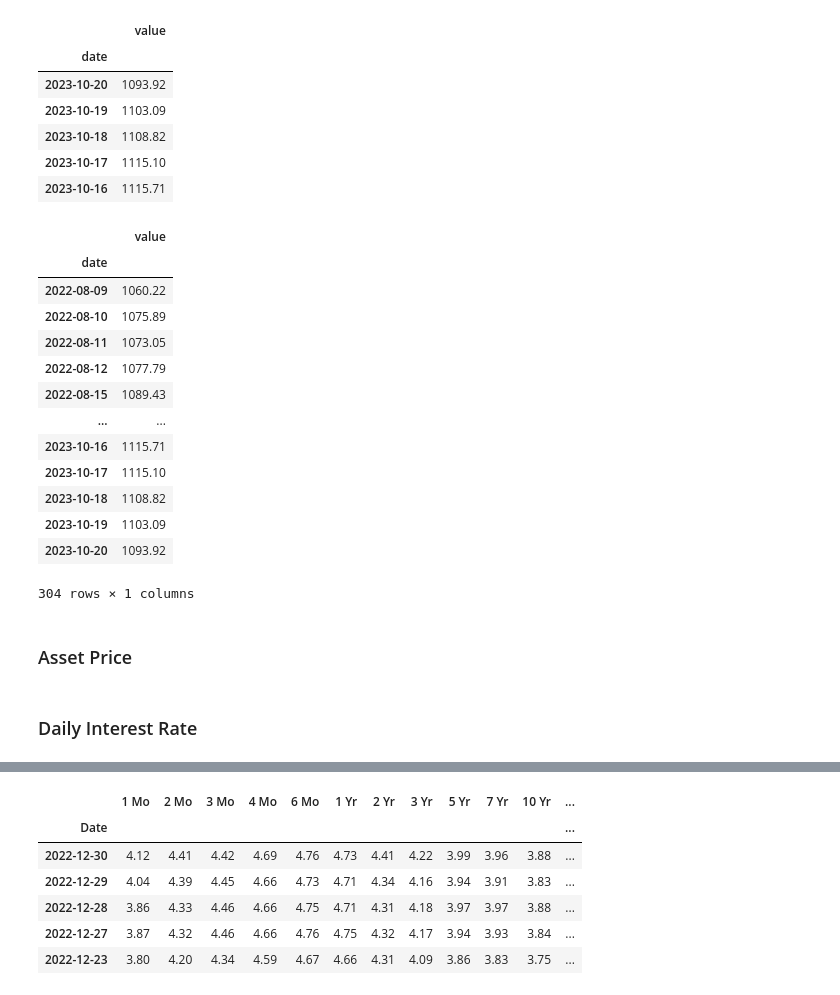
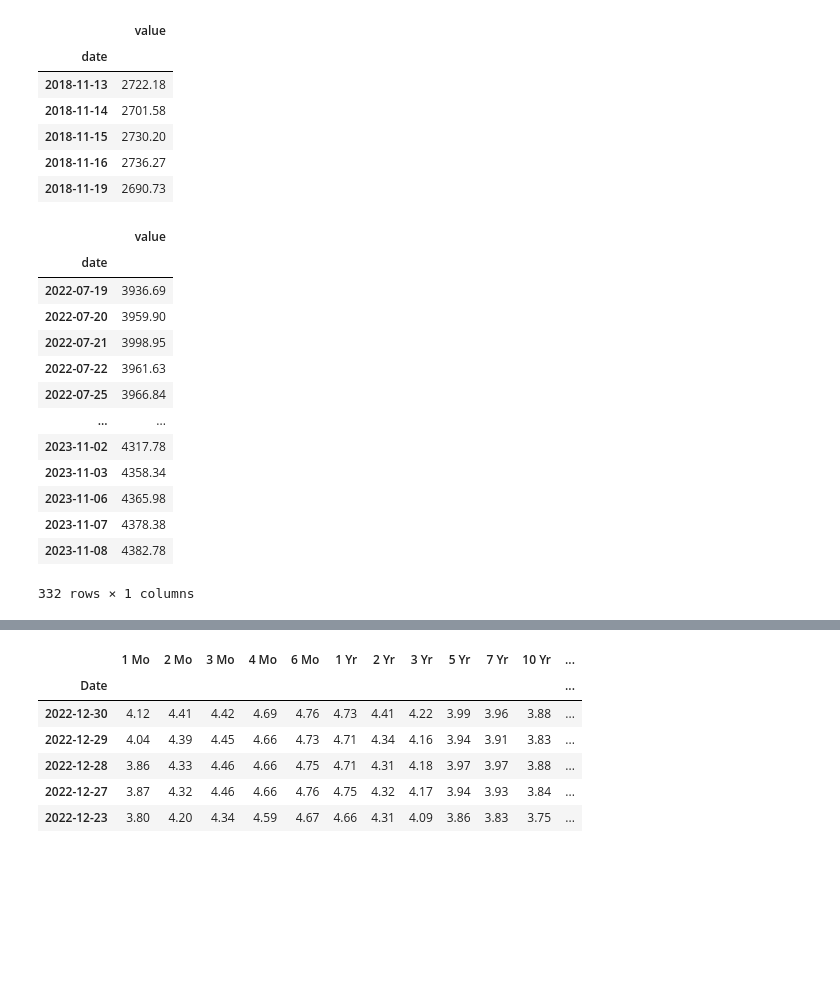
Before and after one commit to RahulG1309/MH4518, a Jupyter notebook: data/data_processing.ipynb, the cells around one changed output, grey strips where cells are left out. Saved outputs shown, nothing was run; the diff lists cells and outputs as text; code cells hidden in the pictures; blank space fills up the shorter version.

```diff
--- a/data/data_processing.ipynb
+++ b/data/data_processing.ipynb
@@ -5,13 +17,13 @@ import pandas as pd
 # %%
-df = pd.read_csv("product_price_1_year.csv")
+df = pd.read_csv("asset_prices_raw.csv")
 df["date"] = pd.to_datetime(df["date"])
 df = df.set_index("date")
 df.head()
 # %% [output]
 |  | value |
 | date |  |
-| 2023-10-20 | 1093.92 |
-| 2023-10-19 | 1103.09 |
-| 2023-10-18 | 1108.82 |
-| 2023-10-17 | 1115.10 |
-| 2023-10-16 | 1115.71 |
+| 2018-11-13 | 2722.18 |
+| 2018-11-14 | 2701.58 |
+| 2018-11-15 | 2730.20 |
+| 2018-11-16 | 2736.27 |
+| 2018-11-19 | 2690.73 |
@@ -18,23 +34,24 @@ df.head()
 # %%
 # Filter out relevant data
-start_date = pd.to_datetime('2022-08-09')
-filtered_df = df[df.index >= start_date]
+start_date = pd.to_datetime('2022-07-19')
+end_date = pd.to_datetime('2023-11-09')
+filtered_df = df[(df.index >= start_date) & (df.index <= end_date)]
 
 # Most recent data first
 filtered_df = filtered_df.sort_index()
 filtered_df
 # %% [output]
 |  | value |
 | date |  |
-| 2022-08-09 | 1060.22 |
-| 2022-08-10 | 1075.89 |
-| 2022-08-11 | 1073.05 |
-| 2022-08-12 | 1077.79 |
-| 2022-08-15 | 1089.43 |
+| 2022-07-19 | 3936.69 |
+| 2022-07-20 | 3959.90 |
+| 2022-07-21 | 3998.95 |
+| 2022-07-22 | 3961.63 |
+| 2022-07-25 | 3966.84 |
 | ... | ... |
-| 2023-10-16 | 1115.71 |
-| 2023-10-17 | 1115.10 |
-| 2023-10-18 | 1108.82 |
-| 2023-10-19 | 1103.09 |
-| 2023-10-20 | 1093.92 |
+| 2023-11-02 | 4317.78 |
+| 2023-11-03 | 4358.34 |
+| 2023-11-06 | 4365.98 |
+| 2023-11-07 | 4378.38 |
+| 2023-11-08 | 4382.78 |
-304 rows × 1 columns
+332 rows × 1 columns
@@ -43,2 +57,0 @@ filtered_df.to_csv("product_price_1_year.csv")
-# %% [markdown]
-### Asset Price
@@ -50,2 +71,0 @@ assert len(a) == len(b)
-# %% [markdown]
-### Daily Interest Rate
```
Also changed, not shown: parts of 20 cells of this notebook, 8 other files.
